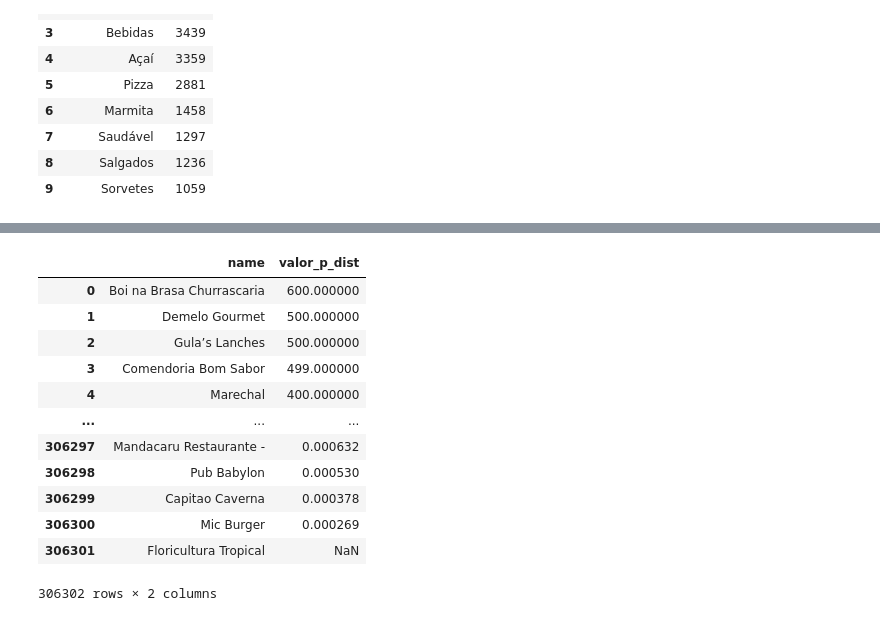
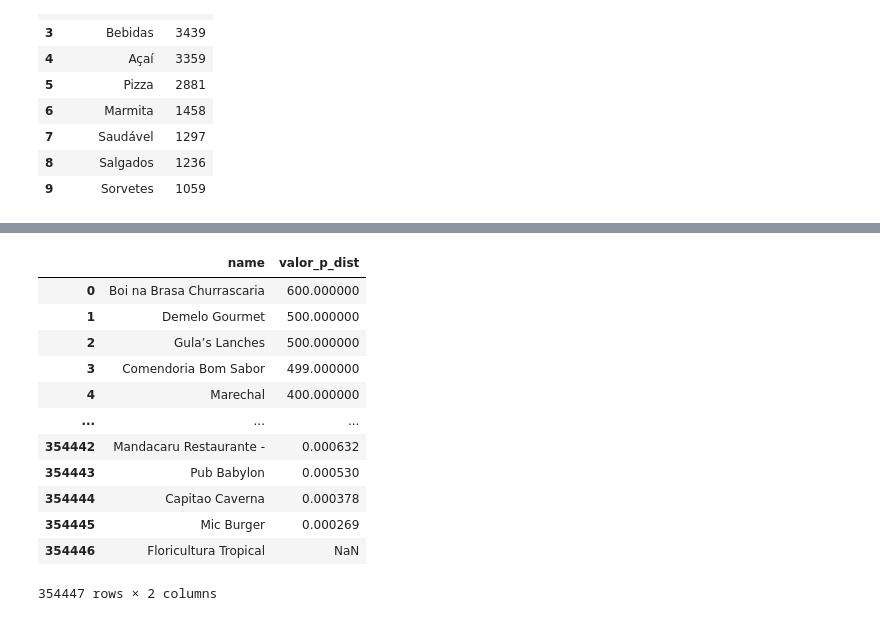
Before and after one commit to LeonardoHBritoo/Querys-Dados-Ifood, a Jupyter notebook: LendoDeArquivo.ipynb, the cells around one changed output, grey strips where cells are left out. Drawn from its saved outputs; the diff is of its cells as text; code cells hidden in the pictures.

```diff
--- a/LendoDeArquivo.ipynb
+++ b/LendoDeArquivo.ipynb
@@ -287,31 +651,42 @@ ps.sqldf(
 # %%
 # Pergunta 10: Qual o valor médio de entrega por km para os restaurantes que tem essa taxa?
 
 ps.sqldf(
 """
+SELECT
+    name,
+    CASE
+        WHEN tl_distancia = 0 THEN null
+        ELSE tl_entrega / tl_distancia
+    END AS valor_p_dist
+FROM (
     SELECT
-        DISTINCT name AS name
-        , tl_entrega/tl_distancia as valor_p_dist
-    FROM (SELECT
-                DISTINCT name AS name
-                , SUM(delivery_fee) OVER (PARTITION BY name) AS tl_entrega
-                , SUM(distance) OVER (PARTITION BY name) AS tl_distancia
-            FROM ifood
-            WHERE delivery_fee > 0)
-    ORDER BY valor_p_dist DESC
+        name,
+        SUM(delivery_fee) OVER (PARTITION BY name) AS tl_entrega,
+        SUM(distance) OVER (PARTITION BY name) AS tl_distancia
+    FROM (
+        SELECT
+            DISTINCT name,
+            delivery_fee,
+            distance
+        FROM ifood
+        WHERE delivery_fee > 0
+    ) AS subquery
+) AS subquery
+ORDER BY valor_p_dist DESC;
 """
 )
 # %% [output]
 |  | name | valor_p_dist |
 | 0 | Boi na Brasa Churrascaria | 600.000000 |
 | 1 | Demelo Gourmet | 500.000000 |
 | 2 | Gula’s Lanches | 500.000000 |
 | 3 | Comendoria Bom Sabor | 499.000000 |
 | 4 | Marechal | 400.000000 |
 | ... | ... | ... |
-| 306297 | Mandacaru Restaurante - | 0.000632 |
-| 306298 | Pub Babylon | 0.000530 |
-| 306299 | Capitao Caverna | 0.000378 |
-| 306300 | Mic Burger | 0.000269 |
-| 306301 | Floricultura Tropical | NaN |
+| 354442 | Mandacaru Restaurante - | 0.000632 |
+| 354443 | Pub Babylon | 0.000530 |
+| 354444 | Capitao Caverna | 0.000378 |
+| 354445 | Mic Burger | 0.000269 |
+| 354446 | Floricultura Tropical | NaN |
-306302 rows × 2 columns
+354447 rows × 2 columns
```
Also changed, not shown: parts of 25 cells of this notebook, 2 other files.
